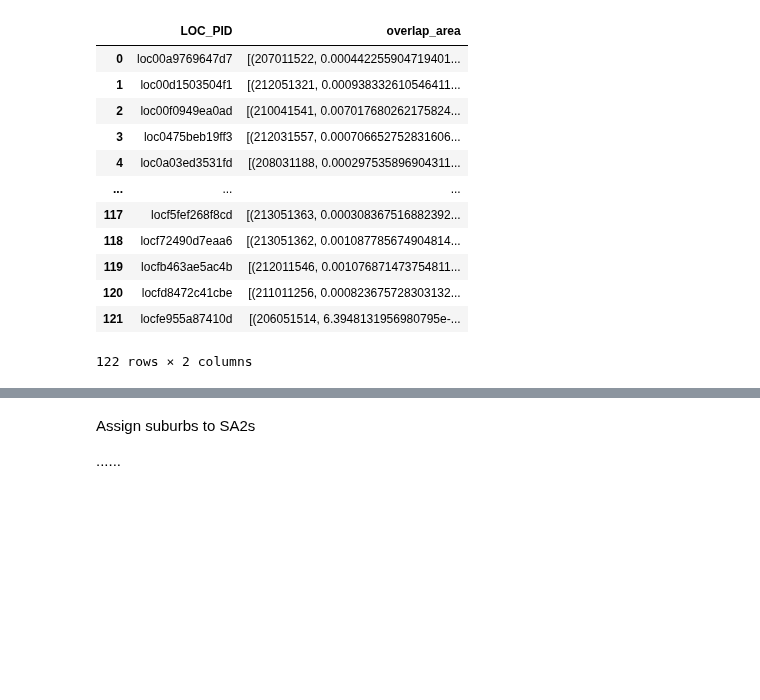
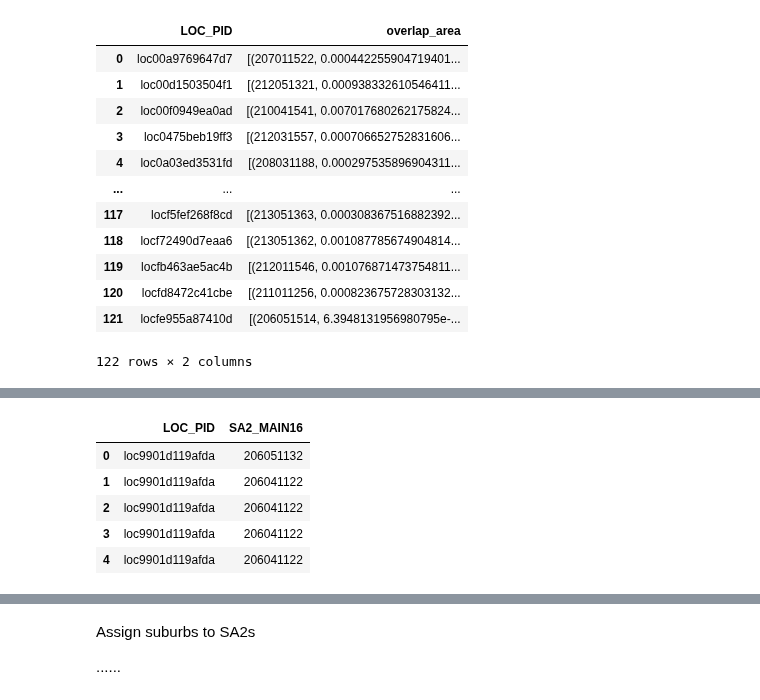
Before and after one commit to MAST30034-Applied-Data-Science/generic-real-estate-consulting-project-group-6, a Jupyter notebook: notebooks/suburb_population.ipynb, the cells around one changed output, grey strips where cells are left out. Drawn from its saved outputs; the diff is of its cells as text; code cells hidden in the pictures; blank space fills up the shorter version.

```diff
--- a/notebooks/suburb_population.ipynb
+++ b/notebooks/suburb_population.ipynb
@@ -117,0 +171,12 @@ suburb_sa2_overlap_areas  # The overlap_area [(SA2_code, area),...]
+# %%
+df2 = properties[['LOC_PID','SA2_MAIN16']]
+df2 = df2.fillna(0)
+df2['SA2_MAIN16']=df2['SA2_MAIN16'].astype(int)
+df2.head()
+# %% [output]
+|  | LOC_PID | SA2_MAIN16 |
+| 0 | loc9901d119afda | 206051132 |
+| 1 | loc9901d119afda | 206041122 |
+| 2 | loc9901d119afda | 206041122 |
+| 3 | loc9901d119afda | 206041122 |
+| 4 | loc9901d119afda | 206041122 |
```
Also changed, not shown: parts of 21 cells of this notebook, 1 other file.
